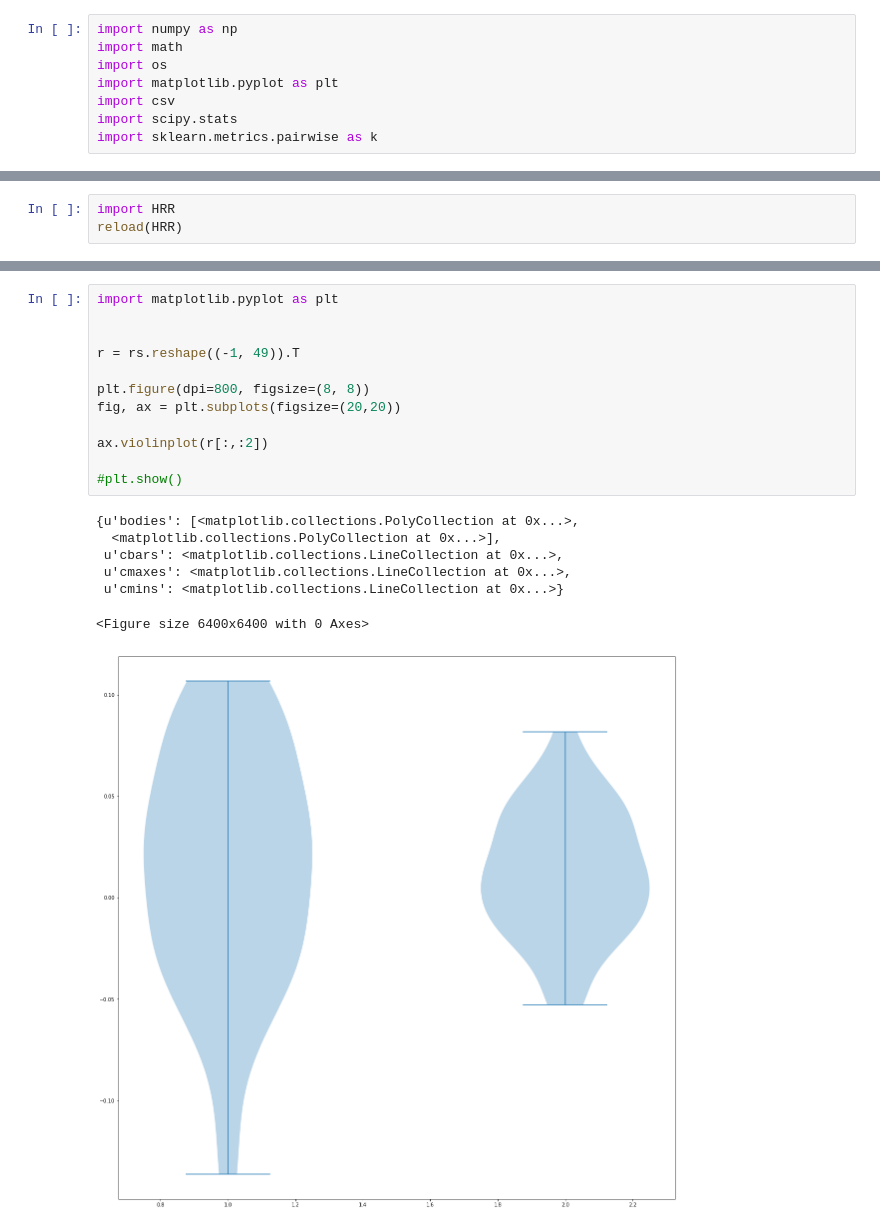
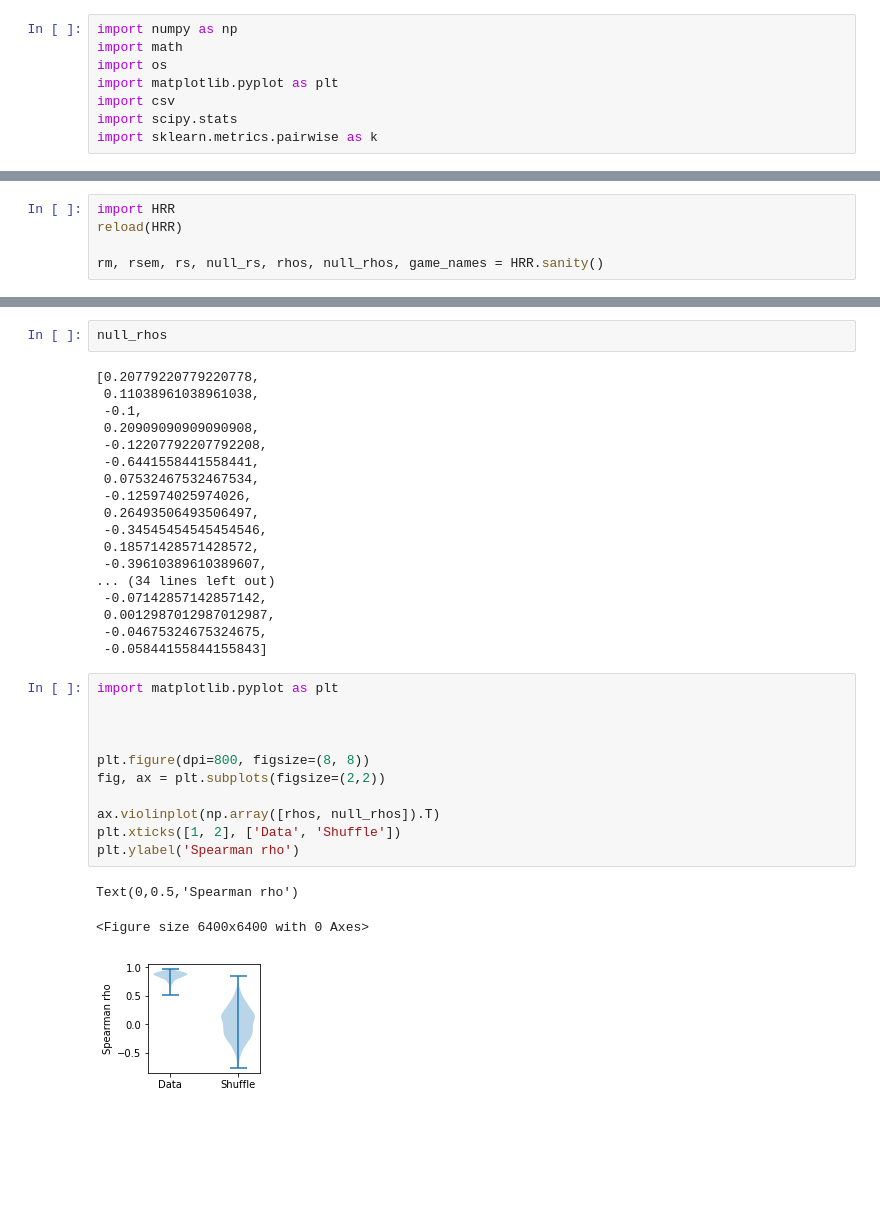
Before and after one commit to tsividis/vgdl, a Jupyter notebook: HRR visualize.ipynb, the cells around one changed output, grey strips where cells are left out. Saved outputs shown, nothing was run; the diff lists cells and outputs as text; blank space fills up the shorter version.

Commit message:
HRR RSA sanity FTW

```diff
--- a/HRR visualize.ipynb
+++ b/HRR visualize.ipynb
@@ -9,4 +12,6 @@ import sklearn.metrics.pairwise as k
 # %%
 import HRR
 reload(HRR)
+
+rm, rsem, rs, null_rs, rhos, null_rhos, game_names = HRR.sanity()
 # %% [output]
@@ -34,20 +164,35 @@ ERROR:root:NO SPRITE TYPE[u'enemy', u'>']
+# %%
+null_rhos
+# %% [output]
+[0.20779220779220778,
+ 0.11038961038961038,
+ -0.1,
+ 0.20909090909090908,
+ -0.12207792207792208,
+ -0.6441558441558441,
+ 0.07532467532467534,
+ -0.125974025974026,
+ 0.26493506493506497,
+ -0.34545454545454546,
+ 0.18571428571428572,
+ -0.39610389610389607,
+... (34 lines left out)
+ -0.07142857142857142,
+ 0.0012987012987012987,
+ -0.04675324675324675,
+ -0.05844155844155843]
 # %%
 import matplotlib.pyplot as plt
 
 
-r = rs.reshape((-1, 49)).T
 
 plt.figure(dpi=800, figsize=(8, 8))
-fig, ax = plt.subplots(figsize=(20,20))
+fig, ax = plt.subplots(figsize=(2,2))
 
-ax.violinplot(r[:,:2])
-
-#plt.show()
+ax.violinplot(np.array([rhos, null_rhos]).T)
+plt.xticks([1, 2], ['Data', 'Shuffle'])
+plt.ylabel('Spearman rho')
 # %% [output]
-{u'bodies': [<matplotlib.collections.PolyCollection at 0x...>,
-  <matplotlib.collections.PolyCollection at 0x...>],
- u'cbars': <matplotlib.collections.LineCollection at 0x...>,
- u'cmaxes': <matplotlib.collections.LineCollection at 0x...>,
- u'cmins': <matplotlib.collections.LineCollection at 0x...>}
+Text(0,0.5,'Spearman rho')
 <Figure size 6400x6400 with 0 Axes>
-[figure, old version]
+[figure, new version]
```
Also changed, not shown: parts of 10 cells of this notebook, 1 other file.
